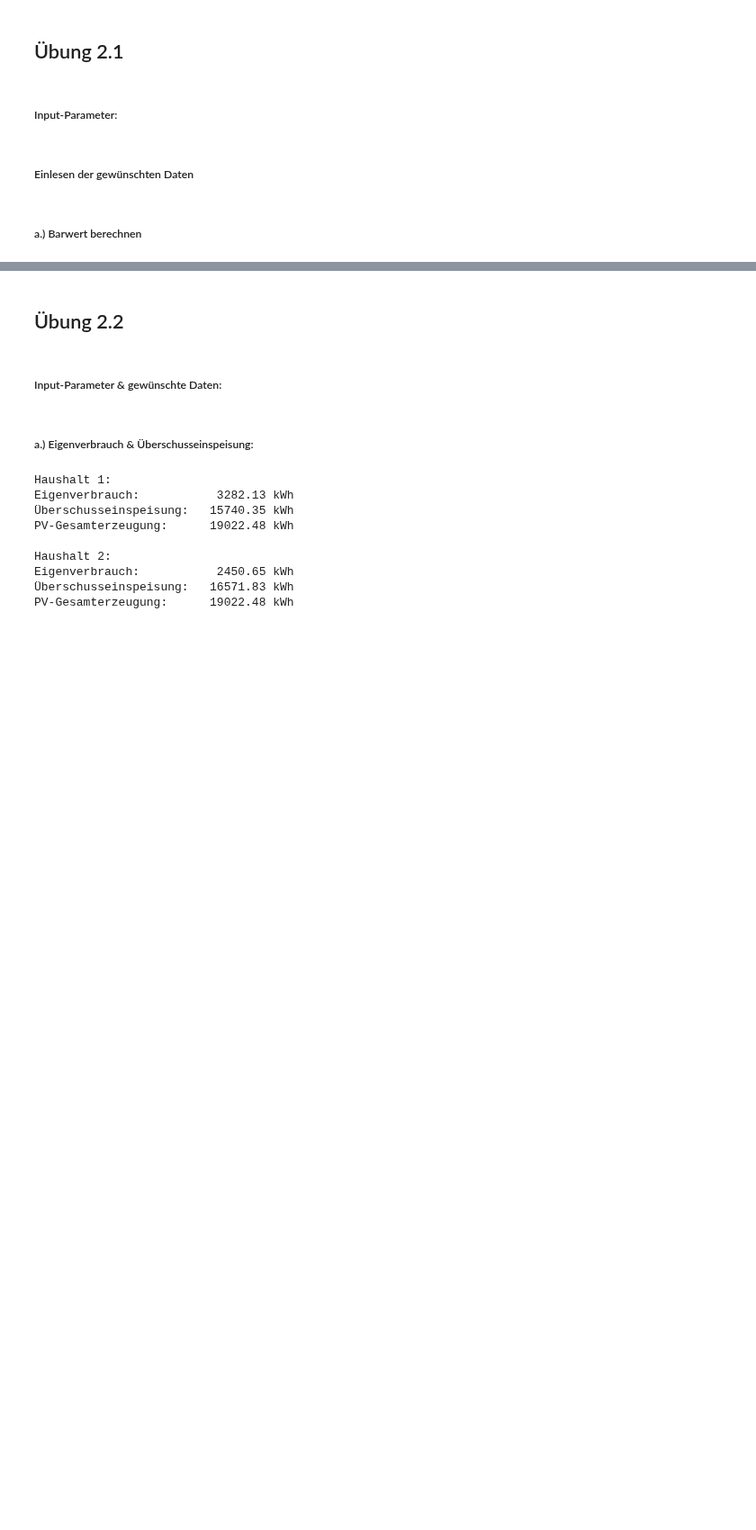
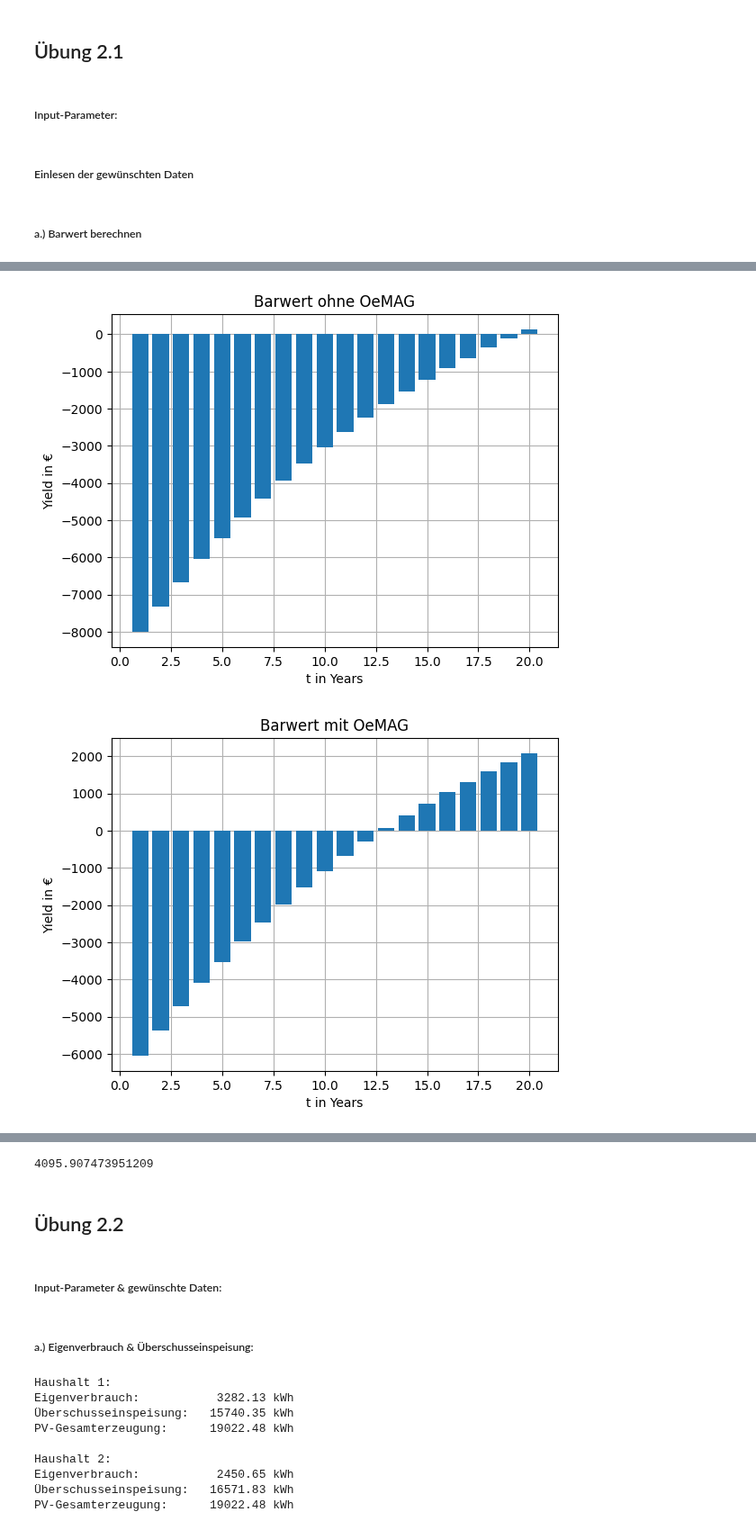
Before and after one commit to AhmedAkhi/2.UE, a Jupyter notebook: UE2_Gruppe2.ipynb, the cells around one changed output, grey strips where cells are left out. Shown at 90% size. Drawn from its saved outputs; the diff is of its cells as text; code cells hidden in the pictures; blank space fills up the shorter version.

```diff
--- a/UE2_Gruppe2.ipynb
+++ b/UE2_Gruppe2.ipynb
@@ -29,27 +44,32 @@ Preise = dfPeise["AT"]
 # %% [markdown]
 ##### a.) Barwert berechnen
 # %%
-def Barwert_ohne_OeMAG(dfEinspeisung, Preise, Pv_kWp, Systemkosten, Zinssatz, Betriebskosten, Lebensdauer):
+def Barwert(Zinssatz, Betriebskosten, Lebensdauer, Erlöse, Investitionskosten, mit_OeMAG=False, normiert=False):
 
-    #Erlös
-    Erlöse_array = dfEinspeisung["0"] * Pv_kWp / 100 * Preise
-    Erlöse = np.sum(Erlöse_array)
-
-    #Nettobarwertmethode (NPV) ohne OEMAG
+    # Nettobarwertmethode (NPV) ohne OEMAG
+    time = np.arange(1, Lebensdauer)
     NPV = np.zeros(shape=(Lebensdauer,1))
-    time = np.arange(1, Lebensdauer)
-    NPV[0][0] = -Pv_kWp*Systemkosten          #Investitionskosten zum Zeitpunkt 0 in EUR
+    NPV[0][0] = Investitionskosten          # NPV(t = 0)
     NPV[1:, 0] = NPV[0][0] + np.cumsum((Erlöse - Betriebskosten) / ((1 + Zinssatz) ** time))
 
-    #Alternative:
-    #for i in range(19):
-        #NPV[i+1][0] = NPV[i][0] + (Erlöse - Betriebskosten)/((1+Zinssatz)**(i+1))
+    if mit_OeMAG:
+        if normiert:
+            titel = "Barwert Normiert mit OeMAG"
+        else:
+            titel = "Barwert mit OeMAG"
+    else:
+        if normiert:
+            titel = "Barwert Normiert ohne OeMAG"
+        else:
+            titel = "Barwert ohne OeMAG"
 
     fig, ax = plt.subplots()
     ax.bar(np.arange(1, 21), NPV.flatten(), zorder=2)
-    ax.set_title("Barwertberechnung ohne OeMag")
+    ax.set_title(titel)
     ax.set_xlabel('t in Years')
     ax.set_ylabel('Yield in €')
     ax.grid(True, zorder=1)
     plt.show()
+
+    return NPV[-1][0]
 # %%
@@ -170,0 +108,8 @@ Barwert_mit_OeMAG_Normiert(dfEinspeisung, Preise, Pv_kWp, Systemkosten, Zinssatz
+# %%
+Barwert(Zinssatz, Betriebskosten, Lebensdauer, Erlöse, Investitionskosten_ohne_OeMAG)
+Barwert(Zinssatz, Betriebskosten, Lebensdauer, Erlöse, Investitionskosten_mit_OeMAG, mit_OeMAG=True)
+Barwert(Zinssatz, Betriebskosten, Lebensdauer, Erlöse_NORM, Investitionskosten_ohne_OeMAG, normiert=True)
+Barwert(Zinssatz, Betriebskosten, Lebensdauer, Erlöse_NORM, Investitionskosten_mit_OeMAG, mit_OeMAG=True, normiert=True)
+# %% [output]
+[figure, added]
+[figure, added]
@@ -171,3 +118,4 @@ Barwert_mit_OeMAG_Normiert(dfEinspeisung, Preise, Pv_kWp, Systemkosten, Zinssatz
+4095.907473951209
 # %% [markdown]
 ## Übung 2.2
 # %% [markdown]
```
Also changed, not shown: parts of 16 cells of this notebook.
